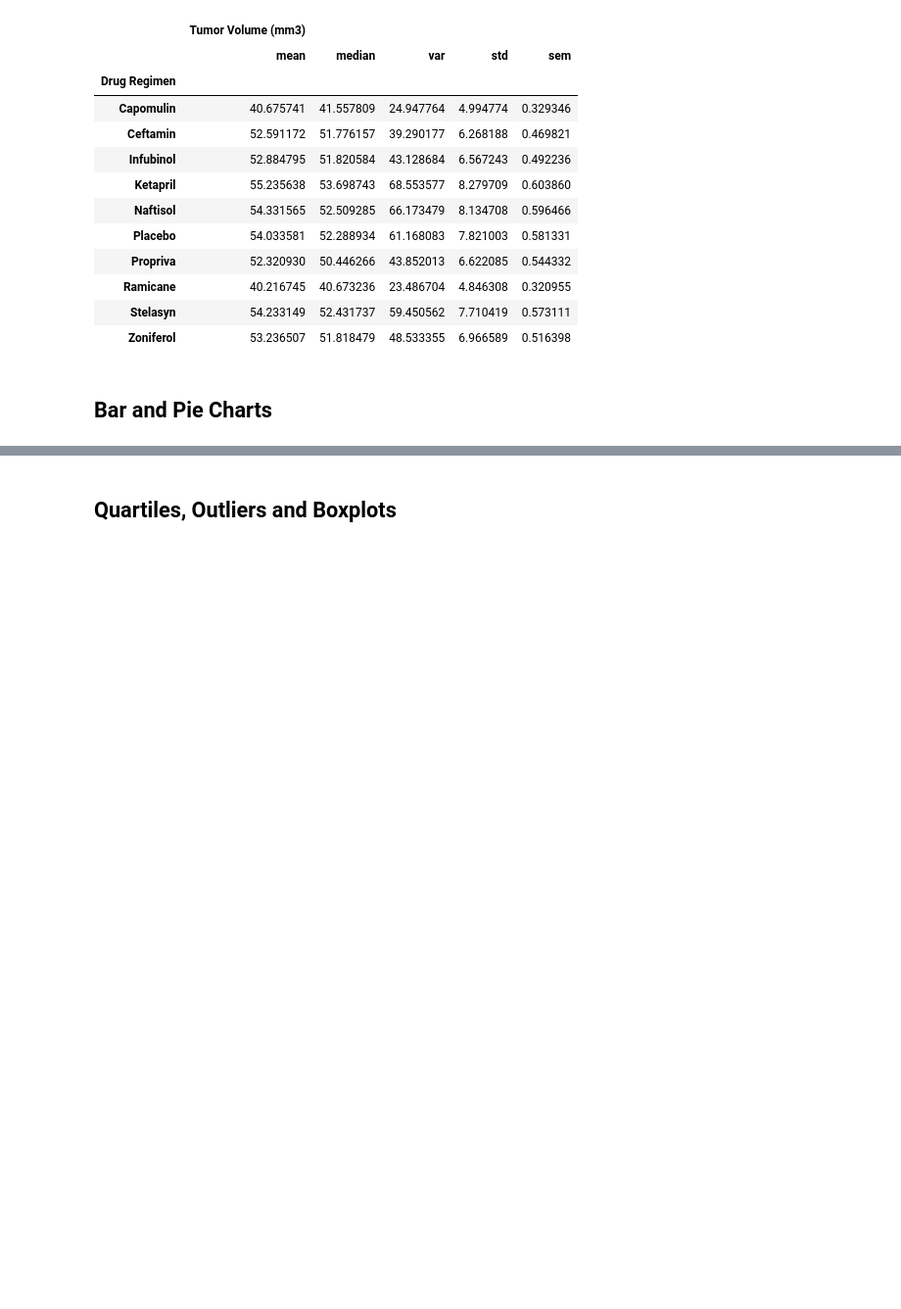
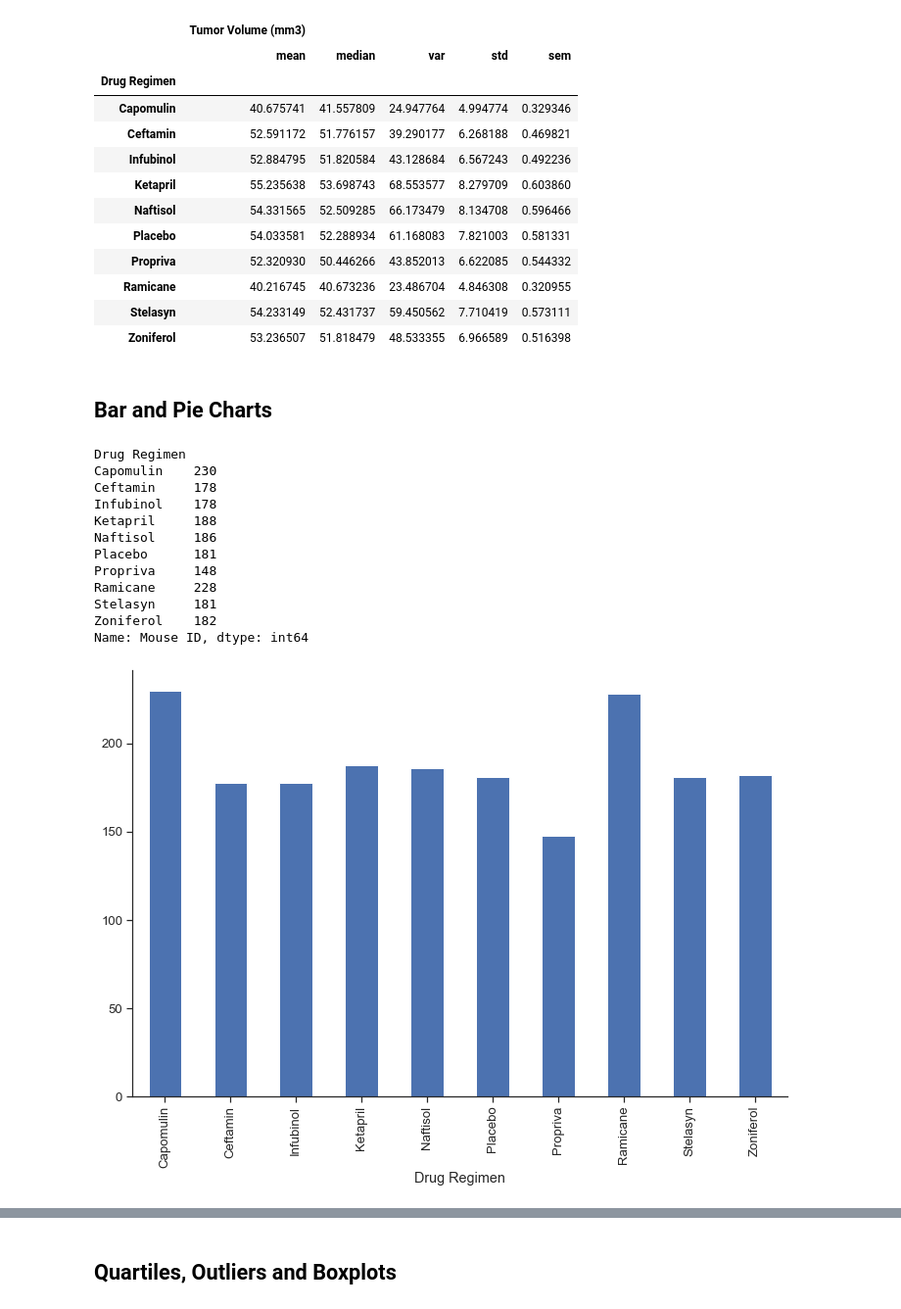
Before and after one commit to oh-be/Matplotlib-Challenge, a Jupyter notebook: Pymaceuticals/pymaceuticals_starter.ipynb, the cells around one changed output, grey strips where cells are left out. Shown at 98% size. Cells and saved outputs as stored; diff of their text form; code cells hidden in the pictures; blank space fills up the shorter version.

Commit message:
added charts / pandas and pyplot

```diff
--- a/Pymaceuticals/pymaceuticals_starter.ipynb
+++ b/Pymaceuticals/pymaceuticals_starter.ipynb
@@ -145,4 +145,23 @@ summary_table_aggregate
 | Zoniferol | 53.236507 | 51.818479 | 48.533355 | 6.966589 | 0.516398 |
 # %% [markdown]
 ## Bar and Pie Charts
+# %%
+# Generate a bar plot showing the total number of timepoints for all mice tested for each drug regimen using Pandas.
+mice_in_treatment = clean_mouse_data.groupby(["Drug Regimen"])["Mouse ID"].count()
+mice_in_treatment.plot(kind = "bar", x="Drug Regimen", y=mice_in_treatment)
+mice_in_treatment
+# %% [output]
+Drug Regimen
+Capomulin    230
+Ceftamin     178
+Infubinol    178
+Ketapril     188
+Naftisol     186
+Placebo      181
+Propriva     148
+Ramicane     228
+Stelasyn     181
+Zoniferol    182
+Name: Mouse ID, dtype: int64
+[figure, added]
 # %%
```
Also changed, not shown: parts of 7 cells of this notebook.
